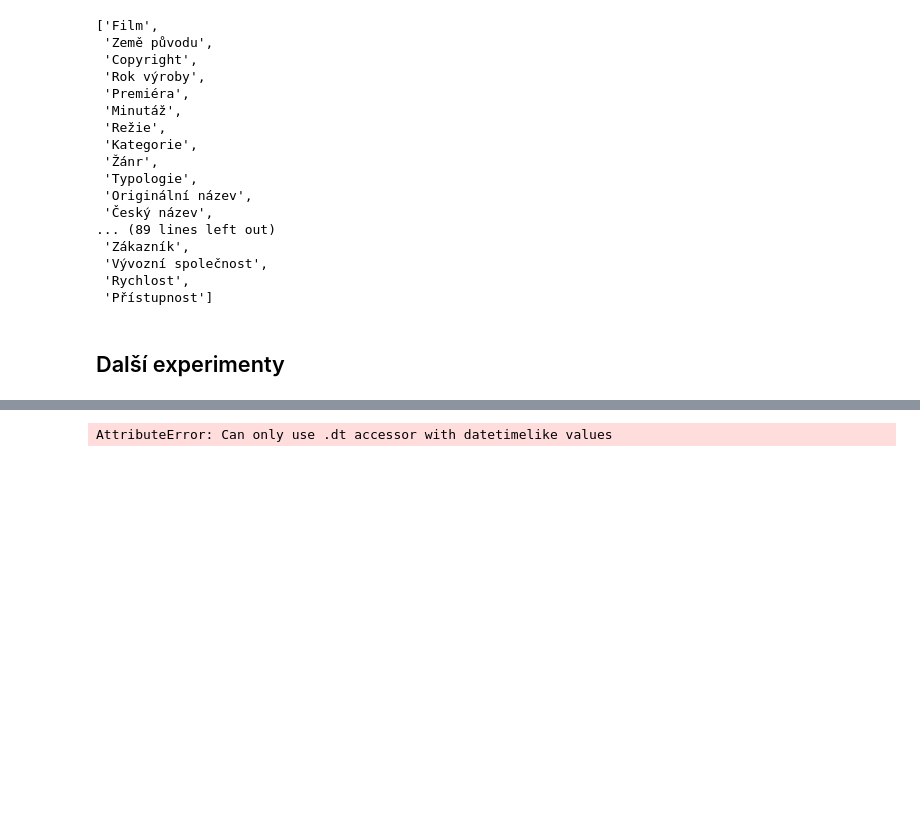
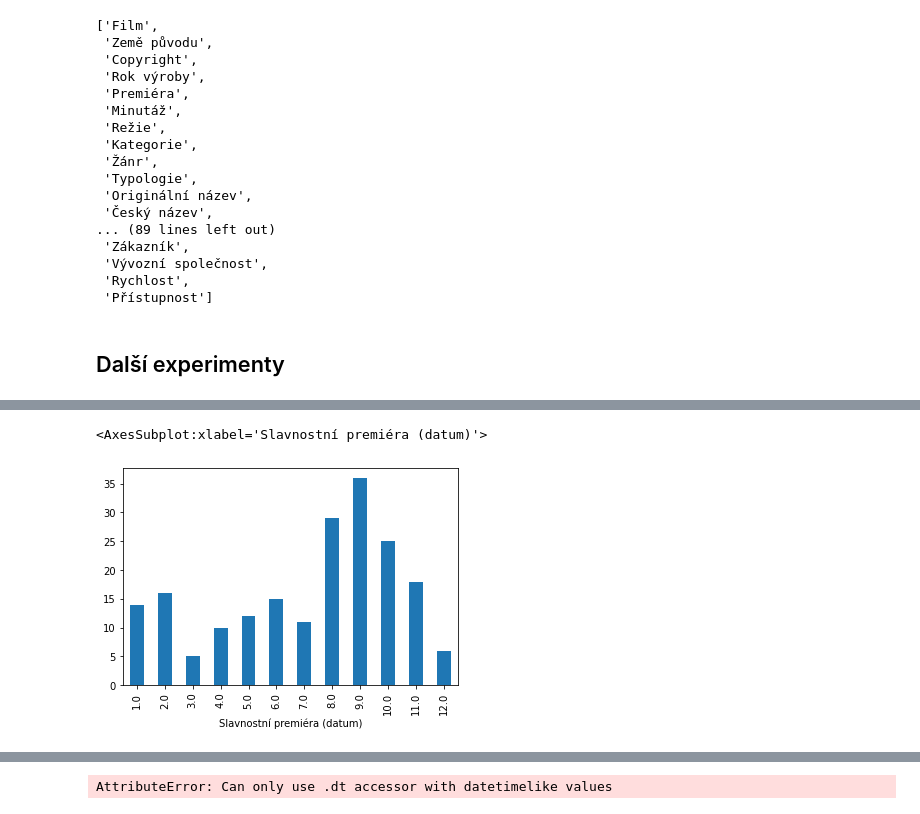
Before and after one commit to DataRozhlas/filmovy-prehled, a Jupyter notebook: 04 čištění a export filmů.ipynb, the cells around one changed output, grey strips where cells are left out. Cells and saved outputs as stored; diff of their text form; code cells hidden in the pictures; blank space fills up the shorter version.

```diff
--- a/04 čištění a export filmů.ipynb
+++ b/04 čištění a export filmů.ipynb
@@ -239,0 +180,5 @@ df["Slavnostní premiéra (datum)"].nunique()
+# %%
+df[df["Slavnostní premiéra (datum)"] > "2013-04-12"].groupby(df['Slavnostní premiéra (datum)'].dt.month)["Film"].nunique().plot.bar()
+# %% [output]
+<AxesSubplot:xlabel='Slavnostní premiéra (datum)'>
+[figure, added]
```
Also changed, not shown: parts of 20 cells of this notebook, 5 other files.
